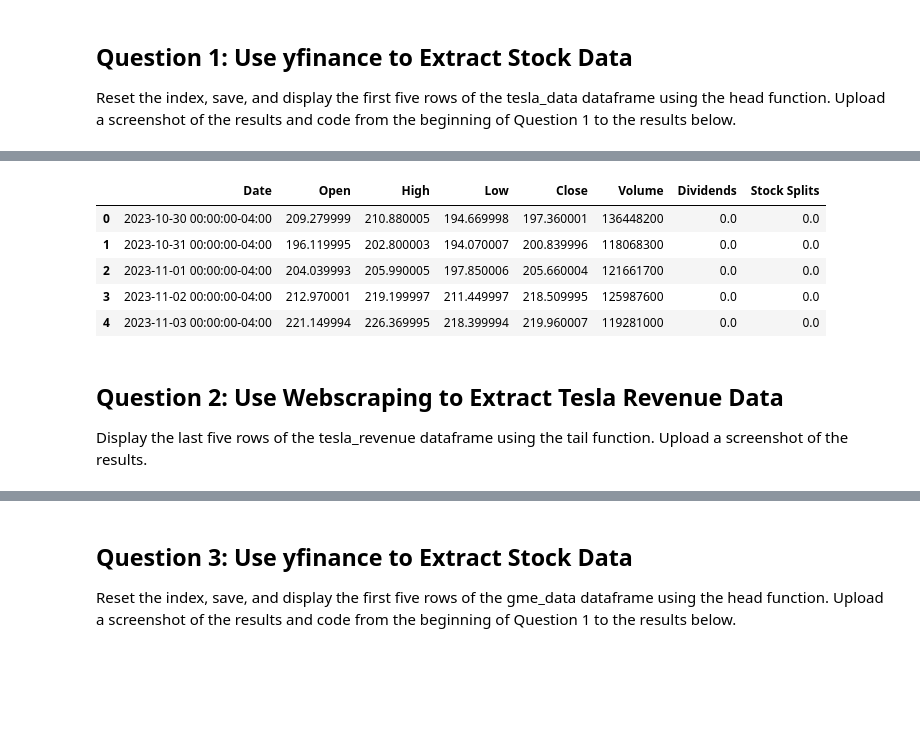
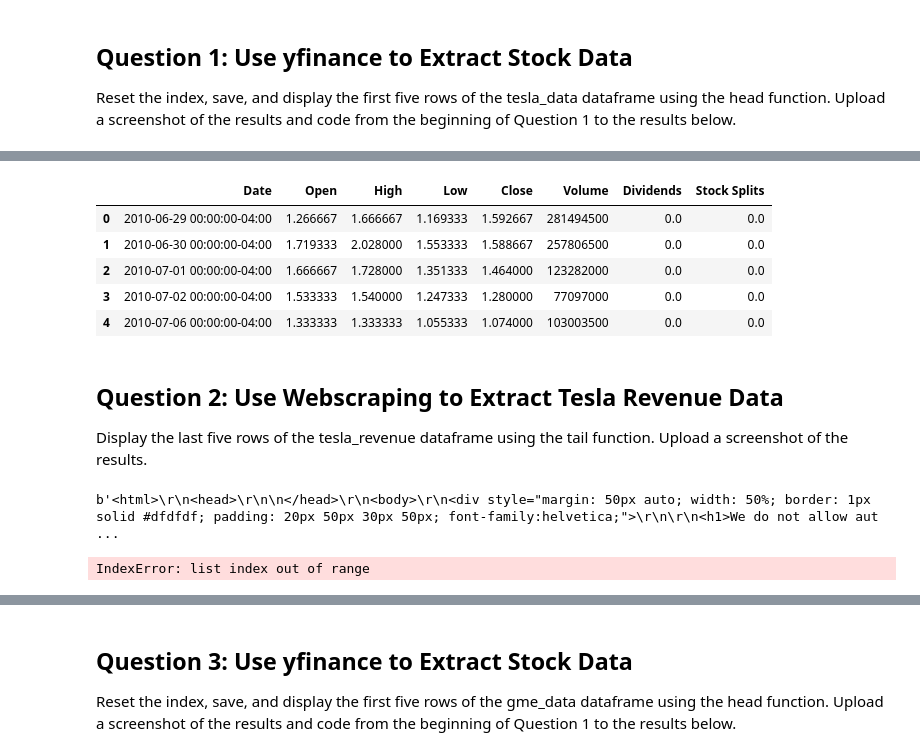
Before and after one commit to 23NNN/Tesla-Stock-Revenue-Data, a Jupyter notebook: Graduation.ipynb, the cells around one changed output, grey strips where cells are left out. Saved outputs shown, nothing was run; the diff lists cells and outputs as text; code cells hidden in the pictures; blank space fills up the shorter version.

```diff
--- a/Graduation.ipynb
+++ b/Graduation.ipynb
@@ -37,19 +41,35 @@ yfinance.Ticker object <TSLA>
 # %%
-tesla_data = tesla.history(period="1y")
+tesla_data = tesla.history(period="1000y")
 tesla_data.reset_index(inplace=True)
 tesla_data.head()
 # %% [output]
 |  | Date | Open | High | Low | Close | Volume | Dividends | Stock Splits |
-| 0 | 2023-10-30 00:00:00-04:00 | 209.279999 | 210.880005 | 194.669998 | 197.360001 | 136448200 | 0.0 | 0.0 |
-| 1 | 2023-10-31 00:00:00-04:00 | 196.119995 | 202.800003 | 194.070007 | 200.839996 | 118068300 | 0.0 | 0.0 |
-| 2 | 2023-11-01 00:00:00-04:00 | 204.039993 | 205.990005 | 197.850006 | 205.660004 | 121661700 | 0.0 | 0.0 |
-| 3 | 2023-11-02 00:00:00-04:00 | 212.970001 | 219.199997 | 211.449997 | 218.509995 | 125987600 | 0.0 | 0.0 |
-| 4 | 2023-11-03 00:00:00-04:00 | 221.149994 | 226.369995 | 218.399994 | 219.960007 | 119281000 | 0.0 | 0.0 |
+| 0 | 2010-06-29 00:00:00-04:00 | 1.266667 | 1.666667 | 1.169333 | 1.592667 | 281494500 | 0.0 | 0.0 |
+| 1 | 2010-06-30 00:00:00-04:00 | 1.719333 | 2.028000 | 1.553333 | 1.588667 | 257806500 | 0.0 | 0.0 |
+| 2 | 2010-07-01 00:00:00-04:00 | 1.666667 | 1.728000 | 1.351333 | 1.464000 | 123282000 | 0.0 | 0.0 |
+| 3 | 2010-07-02 00:00:00-04:00 | 1.533333 | 1.540000 | 1.247333 | 1.280000 | 77097000 | 0.0 | 0.0 |
+| 4 | 2010-07-06 00:00:00-04:00 | 1.333333 | 1.333333 | 1.055333 | 1.074000 | 103003500 | 0.0 | 0.0 |
 # %% [markdown]
 ## Question 2: Use Webscraping to Extract Tesla Revenue Data
 
 Display the last five rows of the tesla_revenue dataframe using the tail function. Upload a screenshot of the results.
 # %%
-tesla_revenue = pd.read_html("https://www.macrotrends.net/stocks/charts/TSLA/tesla/revenue")
-tesla_revenue = tesla_revenue[1]
+url = "https://www.macrotrends.net/stocks/charts/TSLA/tesla/revenue"
+data = requests.get(url)
+print(data.content)
+
+soup = BeautifulSoup(data.content, 'html.parser')
+
+tesla_revenue = pd.DataFrame(columns = ['Date', 'Revenue'])
+
+for row in soup.find_all("tbody")[1].find_all("tr"):
+    col = row.find_all("td")
+    date = col[0].text
+    revenue = col[1].text.replace("$", "").replace(",", "")
+
+    tesla_revenue = tesla_revenue.append({"Date": date, "Revenue": revenue}, ignore_index = True)
+
 tesla_revenue.tail()
+# %% [output]
+b'<html>\r\n<head>\r\n\n</head>\r\n<body>\r\n<div style="margin: 50px auto; width: 50%; border: 1px solid #dfdfdf; padding: 20px 50px 30px 50px; font-family:helvetica;">\r\n\r\n<h1>We do not allow aut ...
+IndexError: list index out of range
```
Also changed, not shown: parts of 10 cells of this notebook.
